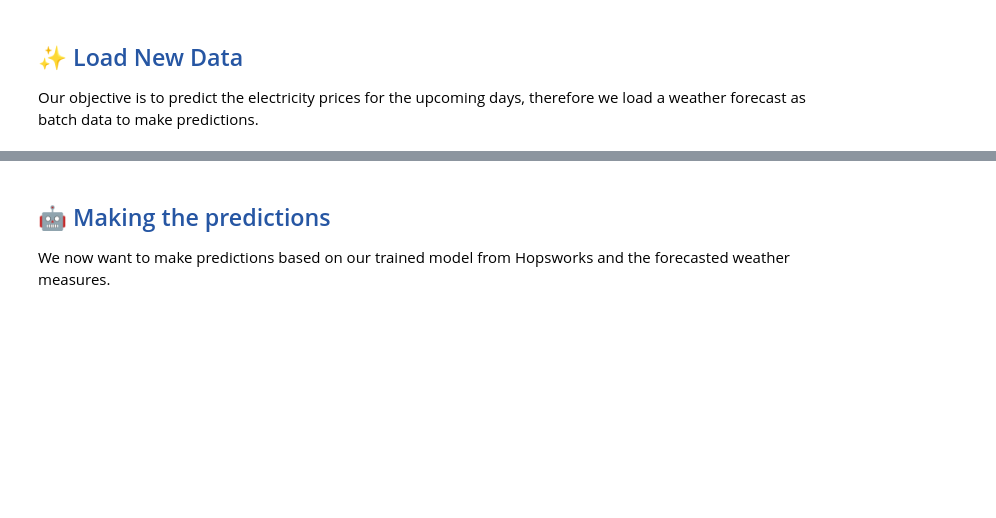
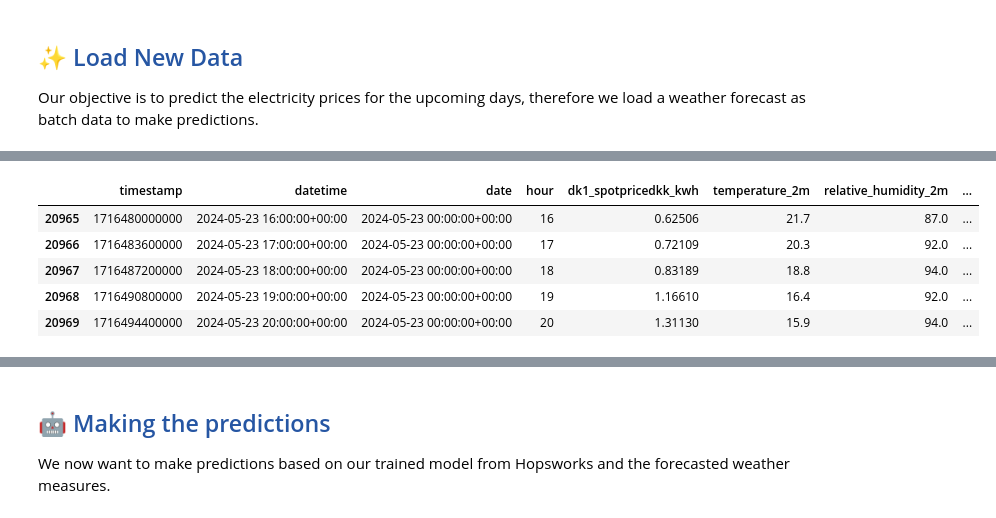
Before and after one commit to Benj3037/bds_m7_second-semester-project, a Jupyter notebook: pipeline/4_2_inference_pipeline_lstm.ipynb, the cells around one changed output, grey strips where cells are left out. Cells and saved outputs as stored; diff of their text form; code cells hidden in the pictures; blank space fills up the shorter version.

```diff
--- a/pipeline/4_2_inference_pipeline_lstm.ipynb
+++ b/pipeline/4_2_inference_pipeline_lstm.ipynb
@@ -140,0 +149,15 @@ new_data.tail()
+# %%
+# Sort the retrived training data from the feature view based on the values in the 'timestamp' column in ascending order
+df.sort_values(by='timestamp', ascending=True, inplace=True)
+# Reset the index of the DataFrame 'df'
+df = df.reset_index(drop=True)
+
+# Display the last few rows of the DataFrame 'df' after sorting and resetting the index
+df.tail()
+# %% [output]
+|  | timestamp | datetime | date | hour | dk1_spotpricedkk_kwh | temperature_2m | relative_humidity_2m | ... |
+| 20965 | 1716480000000 | 2024-05-23 16:00:00+00:00 | 2024-05-23 00:00:00+00:00 | 16 | 0.62506 | 21.7 | 87.0 | ... |
+| 20966 | 1716483600000 | 2024-05-23 17:00:00+00:00 | 2024-05-23 00:00:00+00:00 | 17 | 0.72109 | 20.3 | 92.0 | ... |
+| 20967 | 1716487200000 | 2024-05-23 18:00:00+00:00 | 2024-05-23 00:00:00+00:00 | 18 | 0.83189 | 18.8 | 94.0 | ... |
+| 20968 | 1716490800000 | 2024-05-23 19:00:00+00:00 | 2024-05-23 00:00:00+00:00 | 19 | 1.16610 | 16.4 | 92.0 | ... |
+| 20969 | 1716494400000 | 2024-05-23 20:00:00+00:00 | 2024-05-23 00:00:00+00:00 | 20 | 1.31130 | 15.9 | 94.0 | ... |
```
Also changed, not shown: parts of 17 cells of this notebook, 5 other files.
